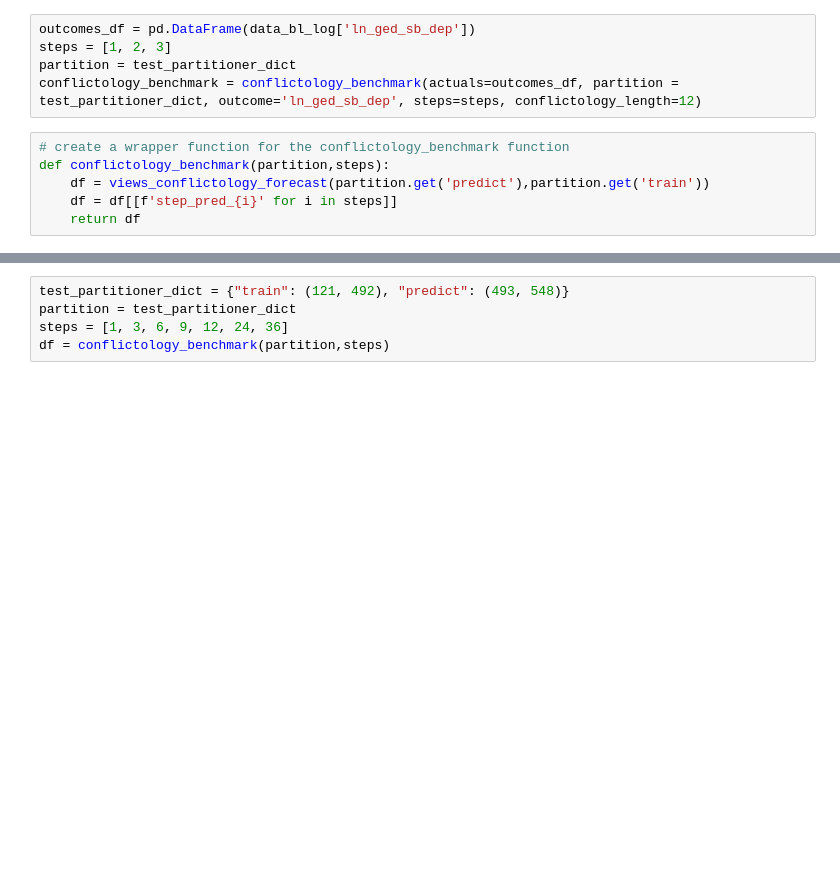
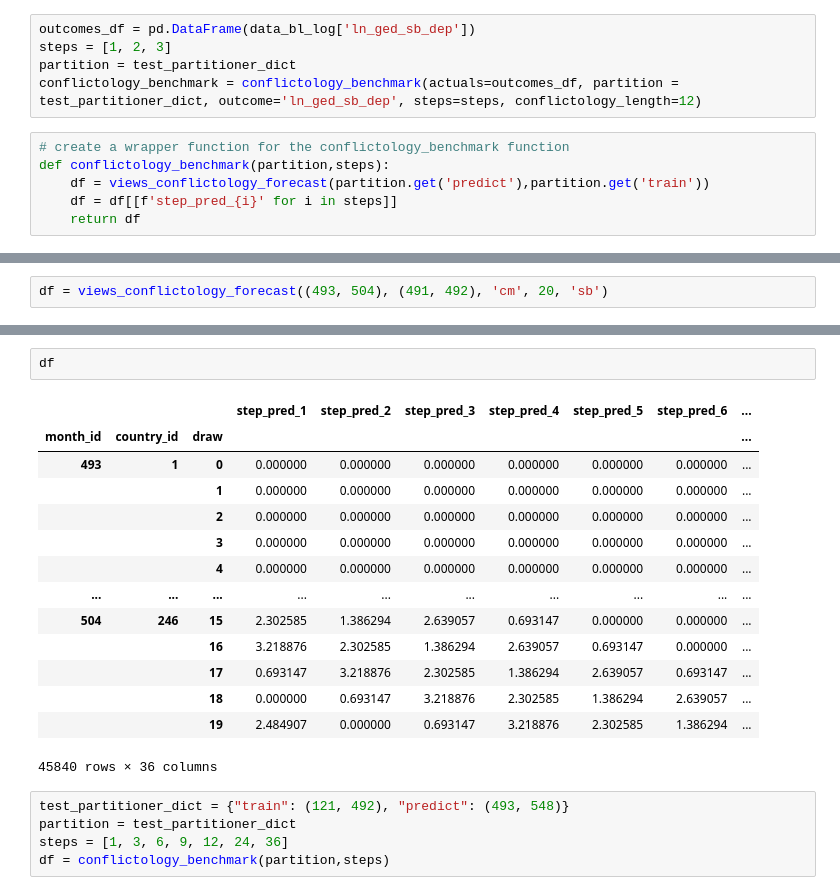
Before and after one commit to prio-data/conflictology_views_model, a Jupyter notebook: function.ipynb, the cells around one changed output, grey strips where cells are left out. Drawn from its saved outputs; the diff is of its cells as text; blank space fills up the shorter version.

```diff
--- a/function.ipynb
+++ b/function.ipynb
@@ -1563,0 +1587,2 @@ def views_conflictology_forecast(start_month_of_forecast, training_period):
+# %%
+df = views_conflictology_forecast((493, 504), (491, 492), 'cm', 20, 'sb')
@@ -1564,3 +1608,20 @@ def views_conflictology_forecast(start_month_of_forecast, training_period):
+# %%
+df
+# %% [output]
+|  |  |  | step_pred_1 | step_pred_2 | step_pred_3 | step_pred_4 | step_pred_5 | step_pred_6 | ... |
+| month_id | country_id | draw |  |  |  |  |  |  | ... |
+| 493 | 1 | 0 | 0.000000 | 0.000000 | 0.000000 | 0.000000 | 0.000000 | 0.000000 | ... |
+|  |  | 1 | 0.000000 | 0.000000 | 0.000000 | 0.000000 | 0.000000 | 0.000000 | ... |
+|  |  | 2 | 0.000000 | 0.000000 | 0.000000 | 0.000000 | 0.000000 | 0.000000 | ... |
+|  |  | 3 | 0.000000 | 0.000000 | 0.000000 | 0.000000 | 0.000000 | 0.000000 | ... |
+|  |  | 4 | 0.000000 | 0.000000 | 0.000000 | 0.000000 | 0.000000 | 0.000000 | ... |
+| ... | ... | ... | ... | ... | ... | ... | ... | ... | ... |
+| 504 | 246 | 15 | 2.302585 | 1.386294 | 2.639057 | 0.693147 | 0.000000 | 0.000000 | ... |
+|  |  | 16 | 3.218876 | 2.302585 | 1.386294 | 2.639057 | 0.693147 | 0.000000 | ... |
+|  |  | 17 | 0.693147 | 3.218876 | 2.302585 | 1.386294 | 2.639057 | 0.693147 | ... |
+|  |  | 18 | 0.000000 | 0.693147 | 3.218876 | 2.302585 | 1.386294 | 2.639057 | ... |
+|  |  | 19 | 2.484907 | 0.000000 | 0.693147 | 3.218876 | 2.302585 | 1.386294 | ... |
+45840 rows × 36 columns
 # %%
 test_partitioner_dict = {"train": (121, 492), "predict": (493, 548)}
 partition = test_partitioner_dict
```
Also changed, not shown: parts of 2 cells of this notebook.
